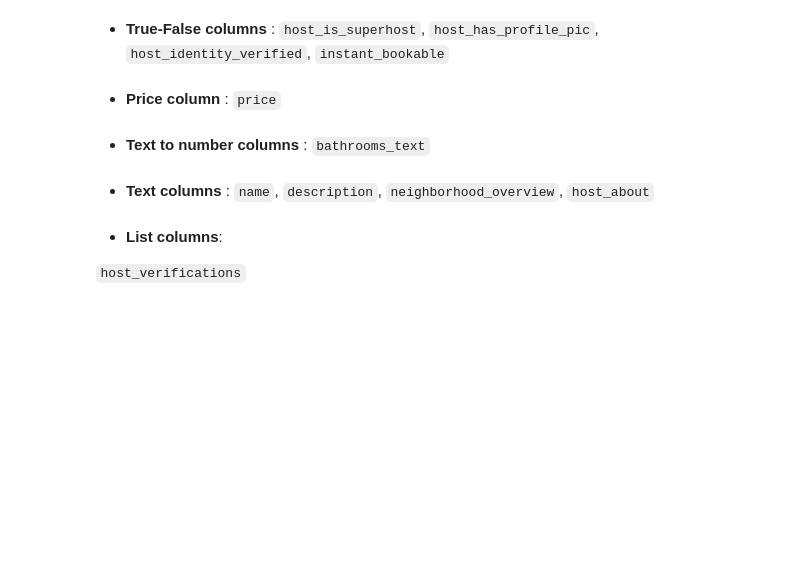
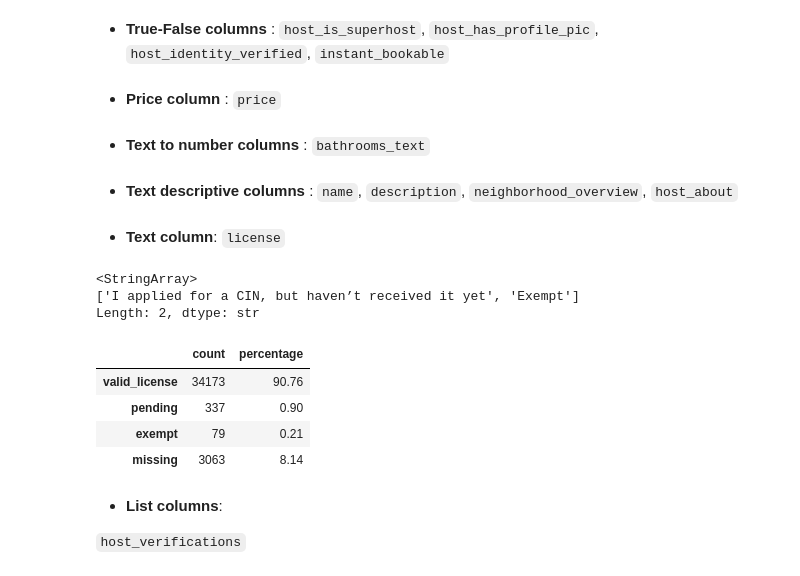
Before and after one commit to pln6/airbnb-market-segmentation-analysis, a Jupyter notebook: notebooks/01_data_cleaning.ipynb, the cells around one changed output. Saved outputs shown, nothing was run; the diff lists cells and outputs as text; code cells hidden in the pictures; blank space fills up the shorter version.

Commit message:
data: add structural cleaning for license column

```diff
--- a/notebooks/01_data_cleaning.ipynb
+++ b/notebooks/01_data_cleaning.ipynb
@@ -344,7 +344,7 @@ listings_cleaned.loc[
 # 5. Drop irrelevant columns
 listings_cleaned.drop(['bathrooms_text', 'bathrooms'], axis = 'columns', inplace = True)
 # %% [markdown]
-- **Text columns** : `name`, `description`, `neighborhood_overview`, `host_about`
+- **Text descriptive columns** : `name`, `description`, `neighborhood_overview`, `host_about`
 # %%
 # normalize text cols
 
@@ -393,3 +393,46 @@ for col in text_cols:
 
 # 3. drop irrelvant columns
 listings_cleaned.drop(text_cols, axis = 'columns', inplace = True)
+# %% [markdown]
+- **Text column**: `license`
+# %%
+# 1. check the unique values (texts like 'IT...' are consifered as valid license category)
+listings_cleaned[
+    listings_cleaned['license'].notna() &
+    ~listings_cleaned['license'].str.lower().str.startswith('it')
+]['license'].unique()
+# %% [output]
+<StringArray>
+['I applied for a CIN, but haven’t received it yet', 'Exempt']
+Length: 2, dtype: str
+# %%
+# 2. check number & % of unique values (texts like 'IT...' are consifered as valid license category)
+license_summary = {
+    'valid_license': listings_cleaned['license']
+        .str.lower()
+        .str.strip()
+        .str.startswith('it')
+        .fillna(False)
+        .sum(),
+    'pending': listings_cleaned['license']
+        .eq('I applied for a CIN, but haven’t received it yet')
+        .sum(),
+    'exempt': listings_cleaned['license']
+        .eq('Exempt')
+        .sum(),
+    'missing': listings_cleaned['license'].isna().sum()
+}
+license_summary = pd.Series(license_summary)
+license_percent = (
+    license_summary / len(listings_cleaned) * 100
+).round(2)
+pd.DataFrame({
+    'count': license_summary,
+    'percentage': license_percent
+})
+# %% [output]
+|  | count | percentage |
+| valid_license | 34173 | 90.76 |
+| pending | 337 | 0.90 |
+| exempt | 79 | 0.21 |
+| missing | 3063 | 8.14 |
```
Also changed, not shown: parts of 4 cells of this notebook.
